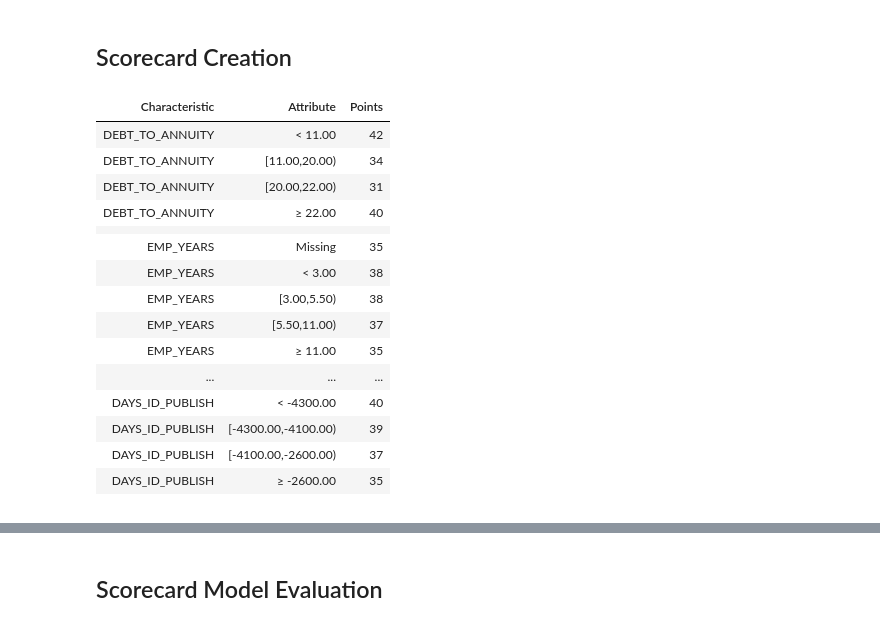
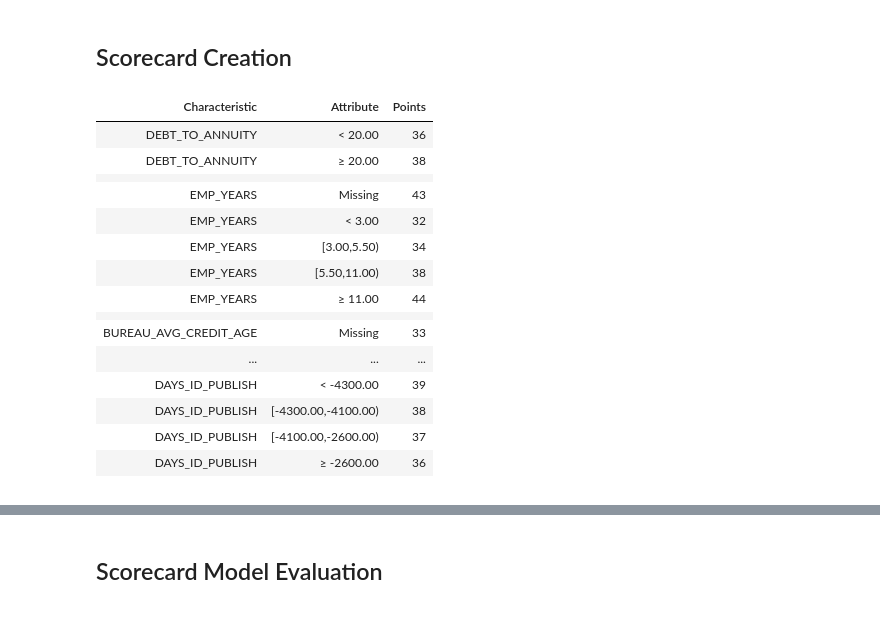
Before and after one commit to spectre-meltdown/IS453-Financial_Analytics-Scorecard_Project, a Jupyter notebook: 2.5 Scorecard Generation and Evaluation.ipynb, the cells around one changed output, grey strips where cells are left out. Drawn from its saved outputs; the diff is of its cells as text; code cells hidden in the pictures.

````diff
--- a/2. Scorecard Generation and Evaluation - Zw Temp.ipynb
+++ b/2.5 Scorecard Generation and Evaluation.ipynb
@@ -624,3 +624,32 @@ Variable: LTV_RATIO
 # ```
 
 # Paste the output and I'll confirm whether the monotonicity is resolved or needs further adjustment.
+
+
+
+breaks_adj = {
+    'DEBT_TO_ANNUITY'  : [20.0],
+    'LTV_RATIO'        : [1.15, 1.20],
+    'BUREAU_MEAN_DEBT' : [0, 60000.0],
+}
+
+# Re-bin only the 3 non-monotone variables on the full df_coarse
+bins_fixed = sc.woebin(
+    df_coarse,
+    y=target,
+    x=list(breaks_adj.keys()),
+    breaks_list=breaks_adj,
+    positive='bad|1',
+    ignore_datetime_cols=False,
+    check_cate_num=False
+)
+
+# Merge fixes back into the main bins dict
+bins.update(bins_fixed)
+
+# Verify monotonicity is resolved
+for var in breaks_adj.keys():
+    print(f"\n{var}")
+    bin_df = bins[var]
+    display_cols = ['bin', 'count', 'badprob', 'woe']
+    print(bin_df[[c for c in display_cols if c in bin_df.columns]].to_string(index=False))
@@ -710,7 +759,8 @@ bins_final = sc.woebin(
     max_num_bins=10,
     positive='bad|1',
     ignore_datetime_cols=False,
-    check_cate_num=False
+    check_cate_num=False,
+    breaks_list=breaks_adj, # Use the adjusted breaks to ensure monotonicity for the 3 vars ##### IMPORTANT: Comment out this line if you dont want to apply the monotonicity fixes done above
 )
 
 train_woe = sc.woebin_ply(train, bins_final, print_step=0)
@@ -735,8 +784,7 @@ Binning on 121553 rows and 16 columns in 00:00:11
 # %% [markdown]
 ## Model Training
 # %%
-woe_cols = [col for col in train_woe.columns if col.endswith('_woe')]
-
+woe_cols = sorted([col for col in train_woe.columns if col.endswith('_woe')]) #Add a sort here to fix the problem of different column order causing masively different scorecard points
 X_train = train_woe[woe_cols]
 y_train = train_woe[target]
 
@@ -885,46 +933,54 @@ for var, df_ in card.items():
 
 card_pretty = pd.concat(dfs, ignore_index=True)
 
 display(
     card_pretty.style
     .hide(axis='index')
     .set_properties(subset=['Characteristic'], **{
         'text-align': 'left',
         'white-space': 'nowrap'
     })
     .set_properties(subset=['Attribute'], **{
         'text-align': 'left',
         'white-space': 'pre-wrap',
         'word-break': 'break-word',
         'max-width': '700px'
     })
     .set_properties(subset=['Points'], **{
         'text-align': 'center',
         'white-space': 'nowrap'
     })
     .set_properties(**{
         'height': '30px'
     })
 )
 
 # reset back to original display setting
 pd.set_option('display.max_colwidth', old_max_colwidth)
 pd.set_option('display.width', old_width)
+
+
+
+
+
+print("Variable to coefficient mapping:")
+for col, coef in zip(X_train.columns, logreg.coef_[0]):
+    print(f"  {col}: {coef:.10f}")
 # %% [output]
 | Characteristic | Attribute | Points |
-| DEBT_TO_ANNUITY | < 11.00 | 42 |
-| DEBT_TO_ANNUITY | [11.00,20.00) | 34 |
-| DEBT_TO_ANNUITY | [20.00,22.00) | 31 |
-| DEBT_TO_ANNUITY | ≥ 22.00 | 40 |
+| DEBT_TO_ANNUITY | < 20.00 | 36 |
+| DEBT_TO_ANNUITY | ≥ 20.00 | 38 |
 |  |  |  |
-| EMP_YEARS | Missing | 35 |
-| EMP_YEARS | < 3.00 | 38 |
-| EMP_YEARS | [3.00,5.50) | 38 |
-| EMP_YEARS | [5.50,11.00) | 37 |
-| EMP_YEARS | ≥ 11.00 | 35 |
+| EMP_YEARS | Missing | 43 |
+| EMP_YEARS | < 3.00 | 32 |
+| EMP_YEARS | [3.00,5.50) | 34 |
+| EMP_YEARS | [5.50,11.00) | 38 |
+| EMP_YEARS | ≥ 11.00 | 44 |
+|  |  |  |
+| BUREAU_AVG_CREDIT_AGE | Missing | 33 |
 | ... | ... | ... |
-| DAYS_ID_PUBLISH | < -4300.00 | 40 |
-| DAYS_ID_PUBLISH | [-4300.00,-4100.00) | 39 |
+| DAYS_ID_PUBLISH | < -4300.00 | 39 |
+| DAYS_ID_PUBLISH | [-4300.00,-4100.00) | 38 |
 | DAYS_ID_PUBLISH | [-4100.00,-2600.00) | 37 |
-| DAYS_ID_PUBLISH | ≥ -2600.00 | 35 |
+| DAYS_ID_PUBLISH | ≥ -2600.00 | 36 |
 |  |  |  |
````
Also changed, not shown: parts of 11 cells of this notebook.
